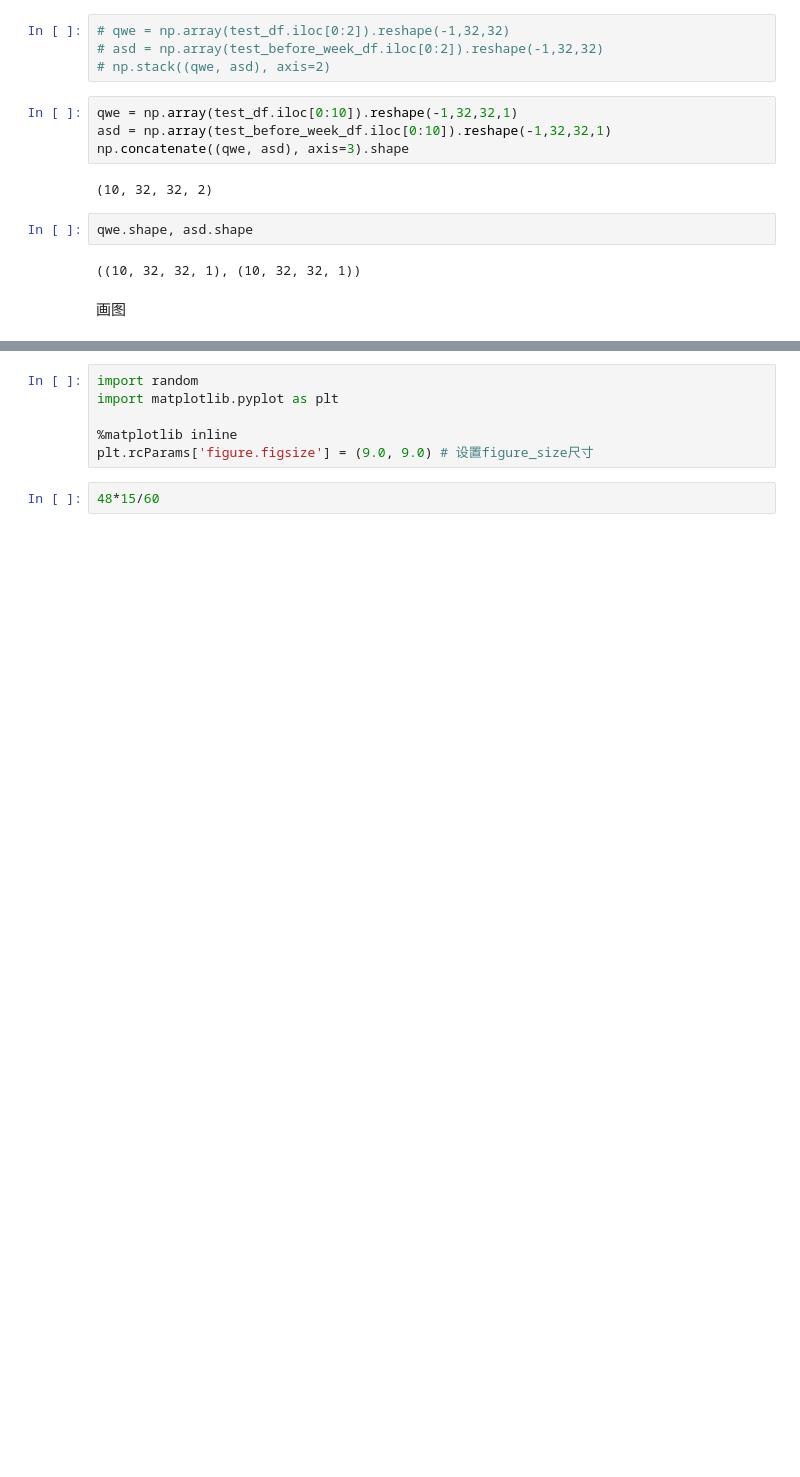
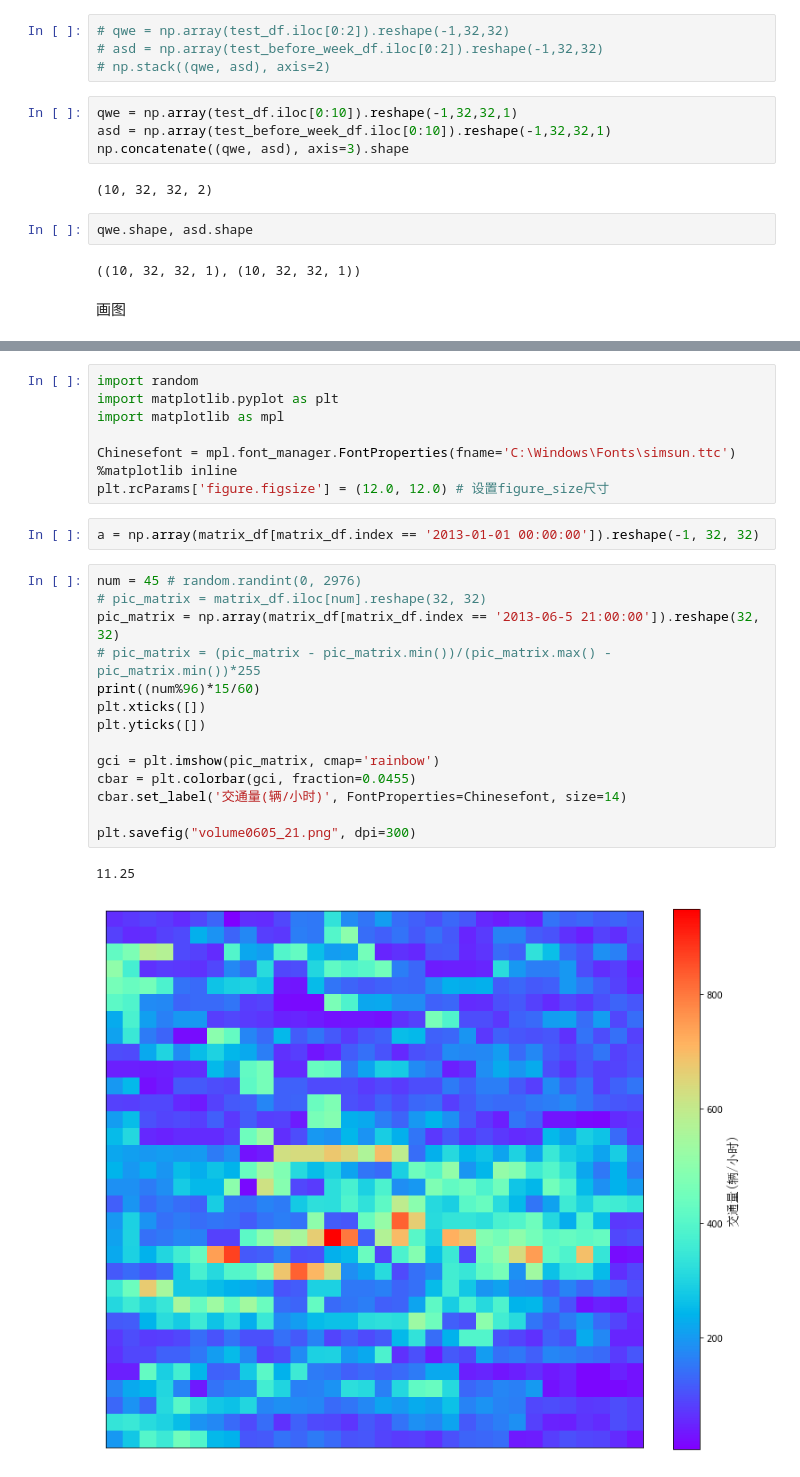
Before and after one commit to theMYang/freedom, a Jupyter notebook: 3matrixCombination.ipynb, the cells around one changed output, grey strips where cells are left out. Cells and saved outputs as stored; diff of their text form; blank space fills up the shorter version.

```diff
--- a/3matrixCombination.ipynb
+++ b/3matrixCombination.ipynb
@@ -137,9 +139,28 @@ matrix_df.shape
 # %%
 import random
 import matplotlib.pyplot as plt
+import matplotlib as mpl
 
+Chinesefont = mpl.font_manager.FontProperties(fname='C:\Windows\Fonts\simsun.ttc')
 %matplotlib inline
-plt.rcParams['figure.figsize'] = (9.0, 9.0) # 设置figure_size尺寸
+plt.rcParams['figure.figsize'] = (12.0, 12.0) # 设置figure_size尺寸
-# %%
-48*15/60
+# %%
+a = np.array(matrix_df[matrix_df.index == '2013-01-01 00:00:00']).reshape(-1, 32, 32)
+# %%
+num = 45 # random.randint(0, 2976)
+# pic_matrix = matrix_df.iloc[num].reshape(32, 32)
+pic_matrix = np.array(matrix_df[matrix_df.index == '2013-06-5 21:00:00']).reshape(32, 32)
+# pic_matrix = (pic_matrix - pic_matrix.min())/(pic_matrix.max() - pic_matrix.min())*255
+print((num%96)*15/60)
+plt.xticks([])
+plt.yticks([])
+
+gci = plt.imshow(pic_matrix, cmap='rainbow')
+cbar = plt.colorbar(gci, fraction=0.0455)
+cbar.set_label('交通量(辆/小时)', FontProperties=Chinesefont, size=14)
+
+plt.savefig("volume0605_21.png", dpi=300)
+# %% [output]
+11.25
+[figure, added]
 # %%
```
Also changed, not shown: parts of 9 cells of this notebook, 15 other files.
